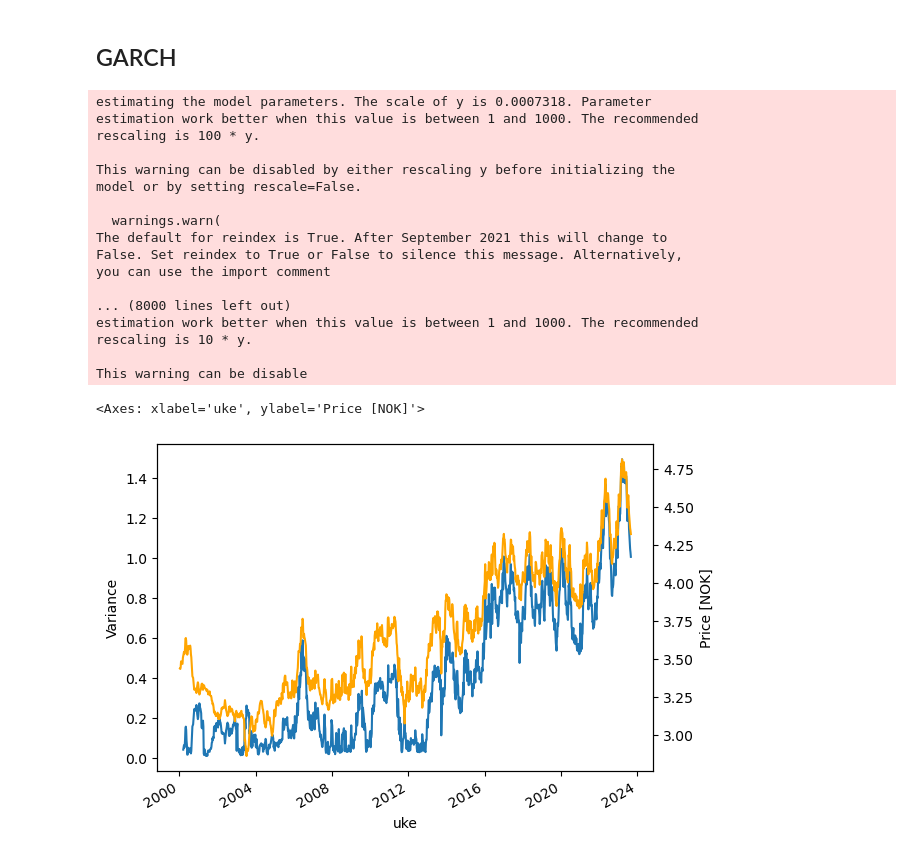
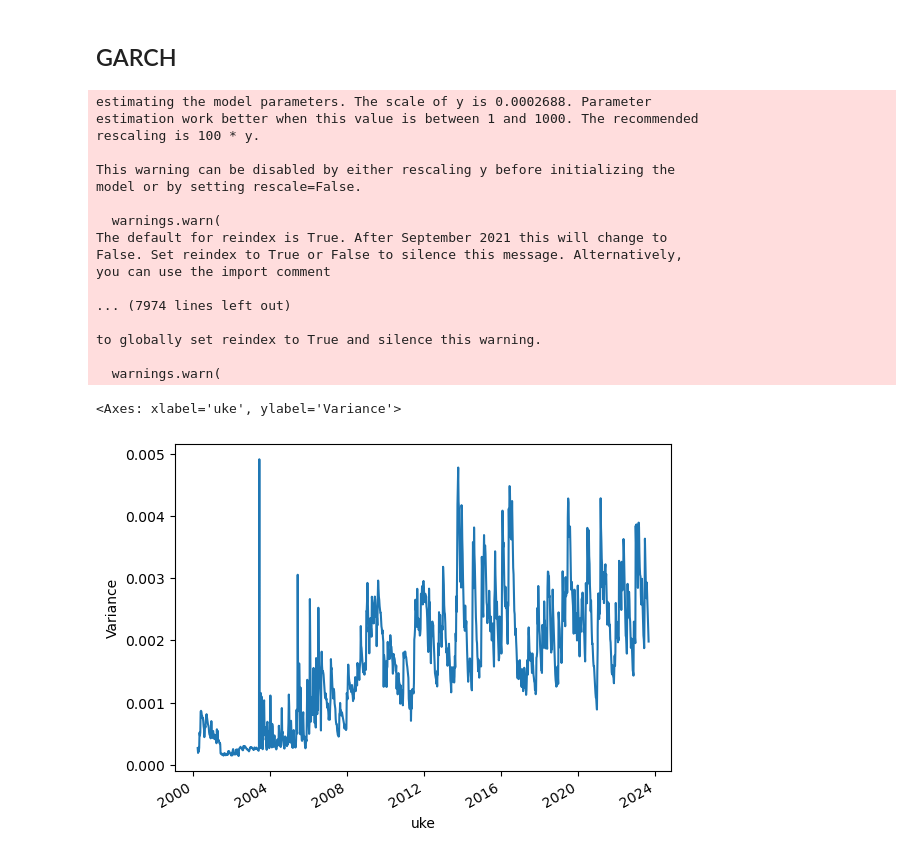
Before and after one commit to jonedamas/data_science_projects, a Jupyter notebook: projects/salmon_price_prediction/salmon_data_analysis.ipynb, the cells around one changed output. Saved outputs shown, nothing was run; the diff lists cells and outputs as text; code cells hidden in the pictures.

```diff
--- a/projects/salmon_price_prediction/salmon_data_analysis.ipynb
+++ b/projects/salmon_price_prediction/salmon_data_analysis.ipynb
@@ -65,7 +65,7 @@ Text(0.5, 0, 'Lags')
 ## GARCH
 # %%
 
-p_yield = np.log(data['Kilopris (kr)'] / data['Kilopris (kr)'].shift())
+p_yield = np.log(data['Kilopris (kr)'] / data['Kilopris (kr)'].shift()).dropna()
 
 forecast_horizon = 10
 rolling_predictions = []
@@ -79,7 +79,7 @@ for i in range(len(p_yield) - forecast_horizon + 1):
 
 rolling_predictions = pd.Series(rolling_predictions, index=p_yield.index[forecast_horizon - 1:])
 # %% [output]
-estimating the model parameters. The scale of y is 0.0007318. Parameter
+estimating the model parameters. The scale of y is 0.0002688. Parameter
 estimation work better when this value is between 1 and 1000. The recommended
 rescaling is 100 * y.
 
@@ -91,17 +91,15 @@ The default for reindex is True. After September 2021 this will change to
 False. Set reindex to True or False to silence this message. Alternatively,
 you can use the import comment
 
-... (8000 lines left out)
-estimation work better when this value is between 1 and 1000. The recommended
-rescaling is 10 * y.
+... (7974 lines left out)
 
-This warning can be disable
+to globally set reindex to True and silence this warning.
+
+  warnings.warn(
 # %%
-fig, ax1 = plt.subplots()
-ax2 = ax1.twinx()
+fig, ax = plt.subplots()
 
-rolling_predictions.plot(ax=ax1, ylabel='Variance')
-p_yield.plot(ax=ax2, color='orange', ylabel='Price [NOK]')
+rolling_predictions.plot(ax=ax, ylabel='Variance')
 # %% [output]
-<Axes: xlabel='uke', ylabel='Price [NOK]'>
+<Axes: xlabel='uke', ylabel='Variance'>
-[figure, old version]
+[figure, new version]
```
Also changed, not shown: 17 other files.
